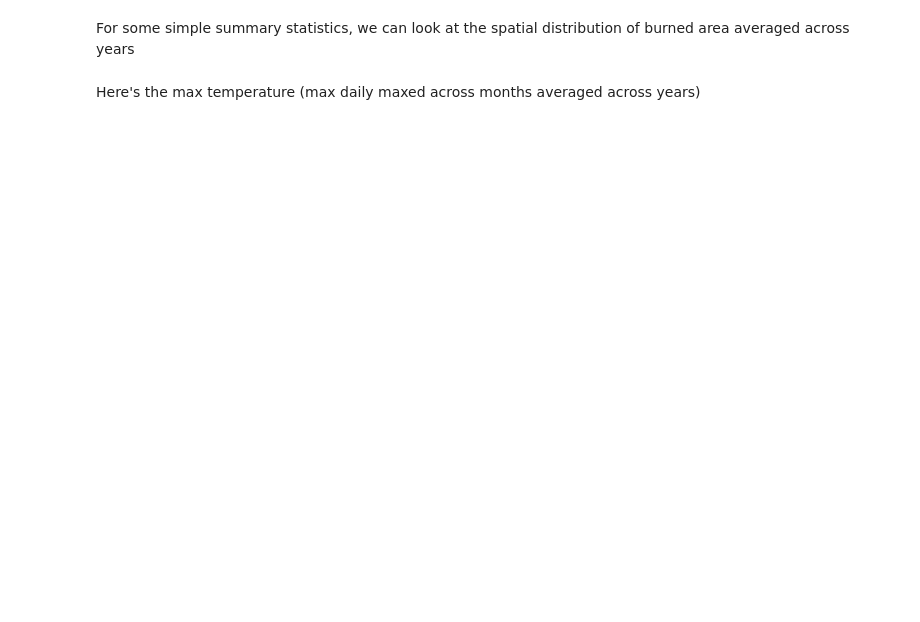
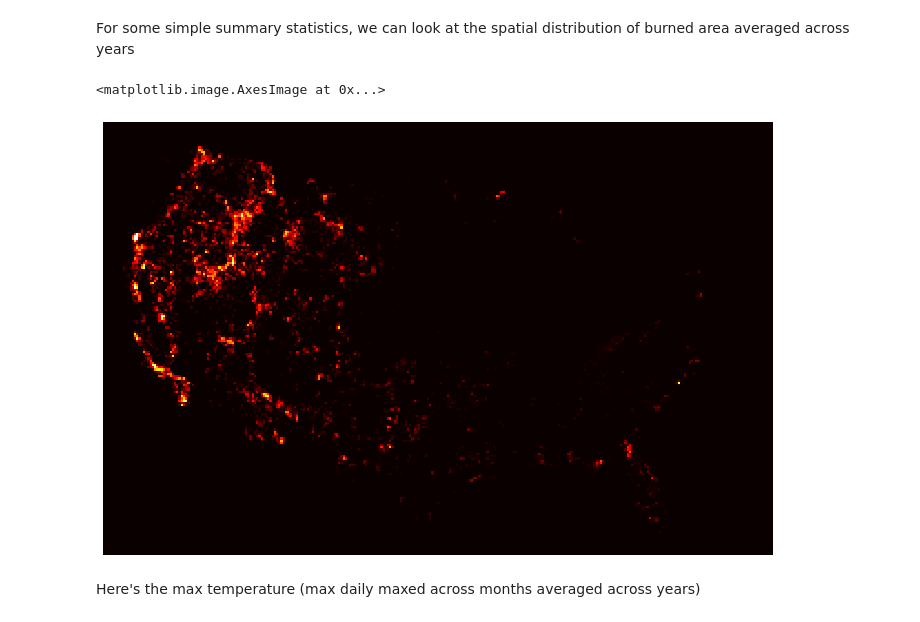
Before and after one commit to carbonplan/forest-risks, a Jupyter notebook: notebooks/fire/fire_model.ipynb, the cells around one changed output. Drawn from its saved outputs; the diff is of its cells as text; code cells hidden in the pictures; blank space fills up the shorter version.

```diff
--- a/notebooks/fire/fire_model.ipynb
+++ b/notebooks/fire/fire_model.ipynb
@@ -78,7 +95,10 @@ X.keys()
 For some simple summary statistics, we can look at the spatial distribution of
 burned area averaged across years
 # %%
-image((y["burned_area"]).sum(axis=0), clim=(0, 1), cmap="hot", size=14)
+image((y["burned_area"]).sum(axis=0), clim=(0, 1), cmap="hot", size=12)
+# %% [output]
+<matplotlib.image.AxesImage at 0x...>
+[figure, added]
 # %% [markdown]
 Here's the max temperature (max daily maxed across months averaged across years)
 # %%
```
Also changed, not shown: parts of 20 cells of this notebook, 15 other files.
